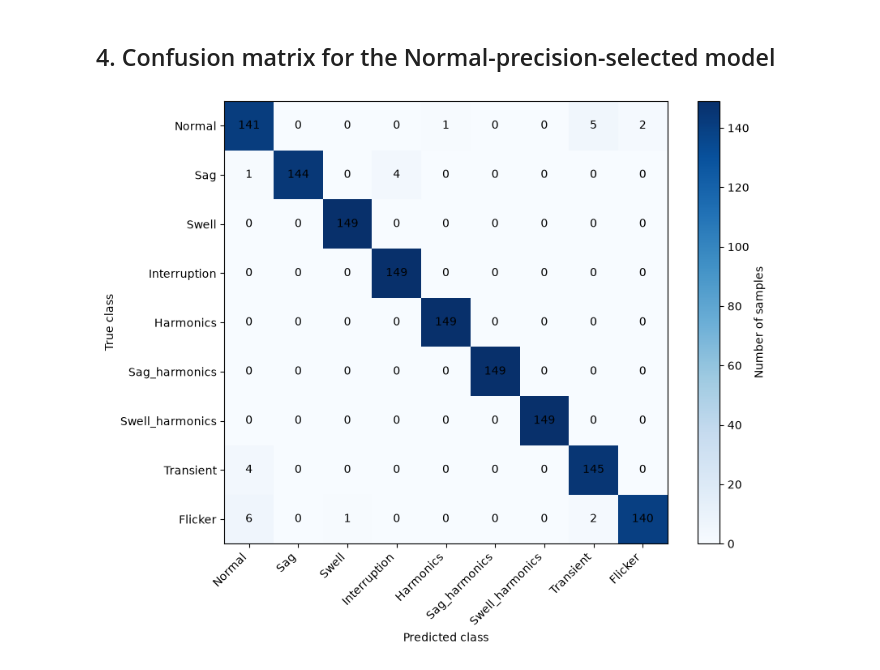
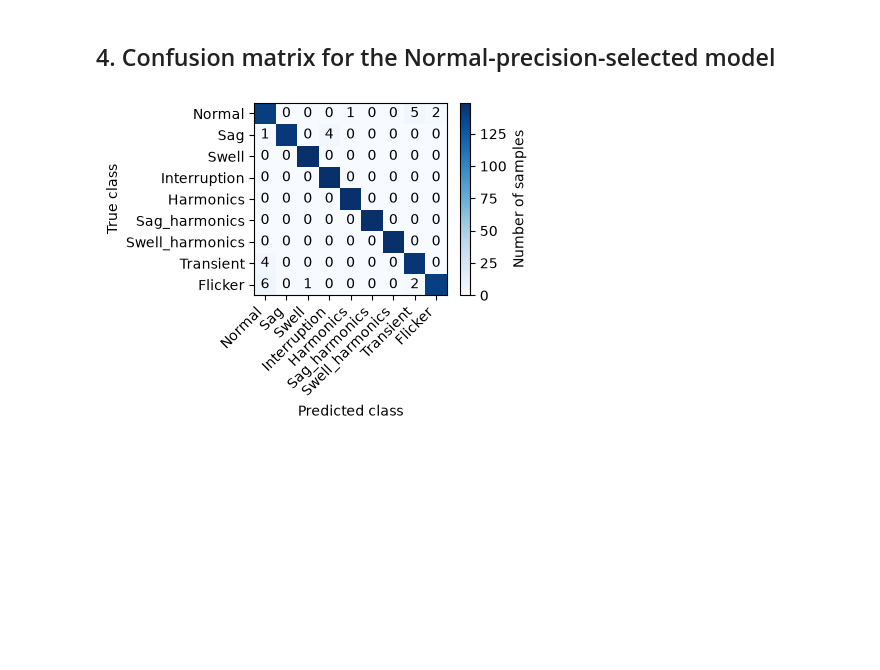
Before and after one commit to Kibestar/EE4C12---Machine-Learning-Project, a Jupyter notebook: Code/02 Task/Vossi/MLP_Task_2_Random_Search.ipynb, the cells around one changed output. Drawn from its saved outputs; the diff is of its cells as text; code cells hidden in the pictures; blank space fills up the shorter version.

Commit message:
MLP Final Plot

```diff
--- a/Code/02 Task/Vossi/MLP_Task_2_Random_Search.ipynb
+++ b/Code/02 Task/Vossi/MLP_Task_2_Random_Search.ipynb
@@ -238,33 +238,34 @@ Best Normal recall
 # %%
 import sys
 from matplotlib import figure
 from pathlib import Path
 
 
 # Get the current working directory where the notebook is running
 CURRENT_DIR = Path.cwd()
 REPOSITORY_ROOT = CURRENT_DIR.parents[2]  # Adjust the index (2) based on your folder depth
 sys.path.insert(0, str(CURRENT_DIR))
 
 precision_predictions = precision_search.best_estimator_.predict(X_valid)
 precision_matrix = confusion_matrix(y_valid, precision_predictions, labels=CLASS_NAMES)
 
-fig, ax = plt.subplots(figsize=(9, 7))
+fig, ax = plt.subplots(figsize=(3.5, 2.5))
 image = ax.imshow(precision_matrix, cmap="Blues")
 for row in range(precision_matrix.shape[0]):
     for column in range(precision_matrix.shape[1]):
-        ax.text(column, row, precision_matrix[row, column], ha="center", va="center")
+        if column != row:  # Only add text for off-diagonal elements
+            ax.text(column, row, precision_matrix[row, column], ha="center", va="center")
 ax.set_xticks(range(len(CLASS_NAMES)), CLASS_NAMES, rotation=45, ha="right")
 ax.set_yticks(range(len(CLASS_NAMES)), CLASS_NAMES)
 ax.set_xlabel("Predicted class")
 ax.set_ylabel("True class")
 fig.colorbar(image, ax=ax, label="Number of samples")
-plt.tight_layout()
+
 
 
 output_path = REPOSITORY_ROOT / "Paper - IEEE" / "02_Plots" / "mlp_confusion_matrix_best_normal_precision.pdf"
 output_path.parent.mkdir(parents=True, exist_ok=True)
 plt.savefig(output_path, bbox_inches="tight")
 plt.show()
 # %% [output]
-[figure, old version]
+[figure, new version]
```
Also changed, not shown: 2 other files.
